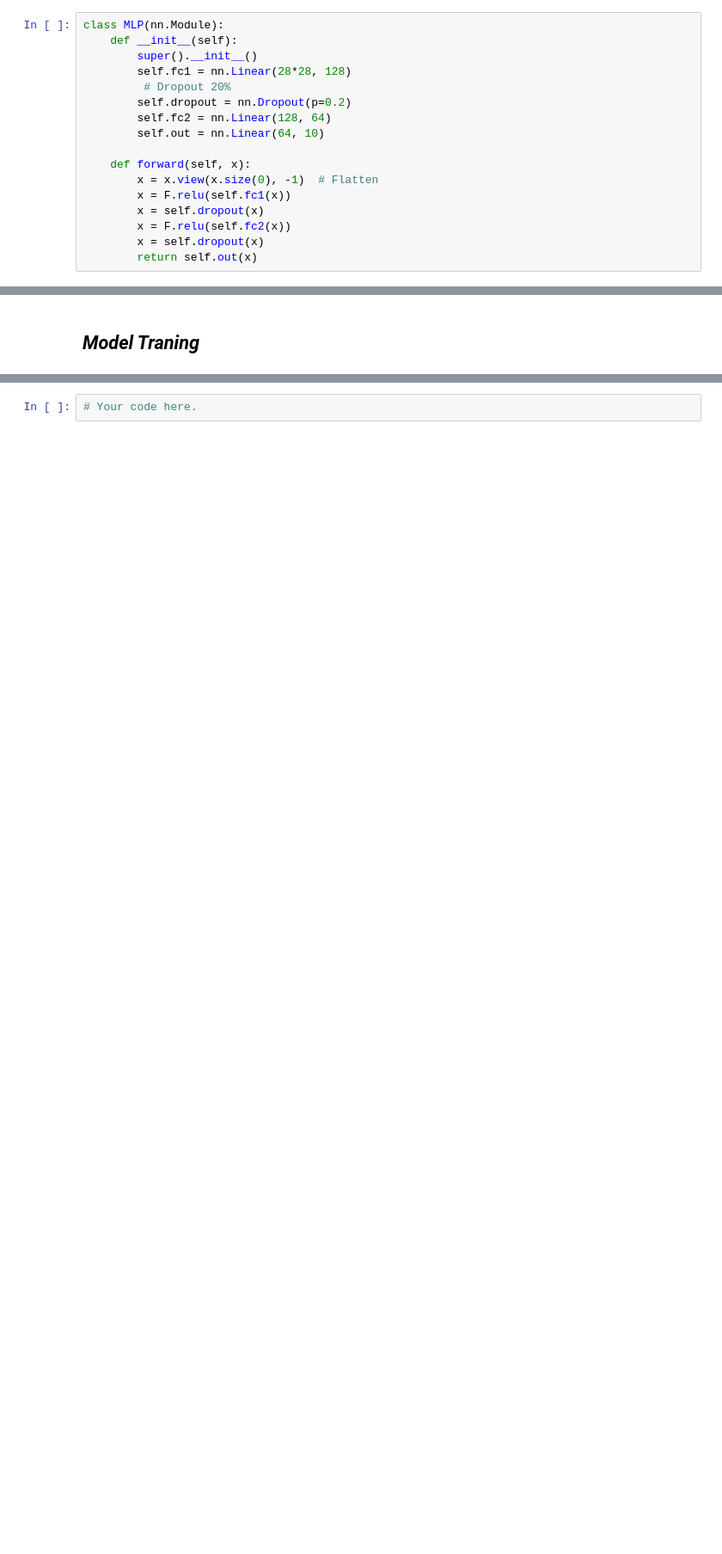
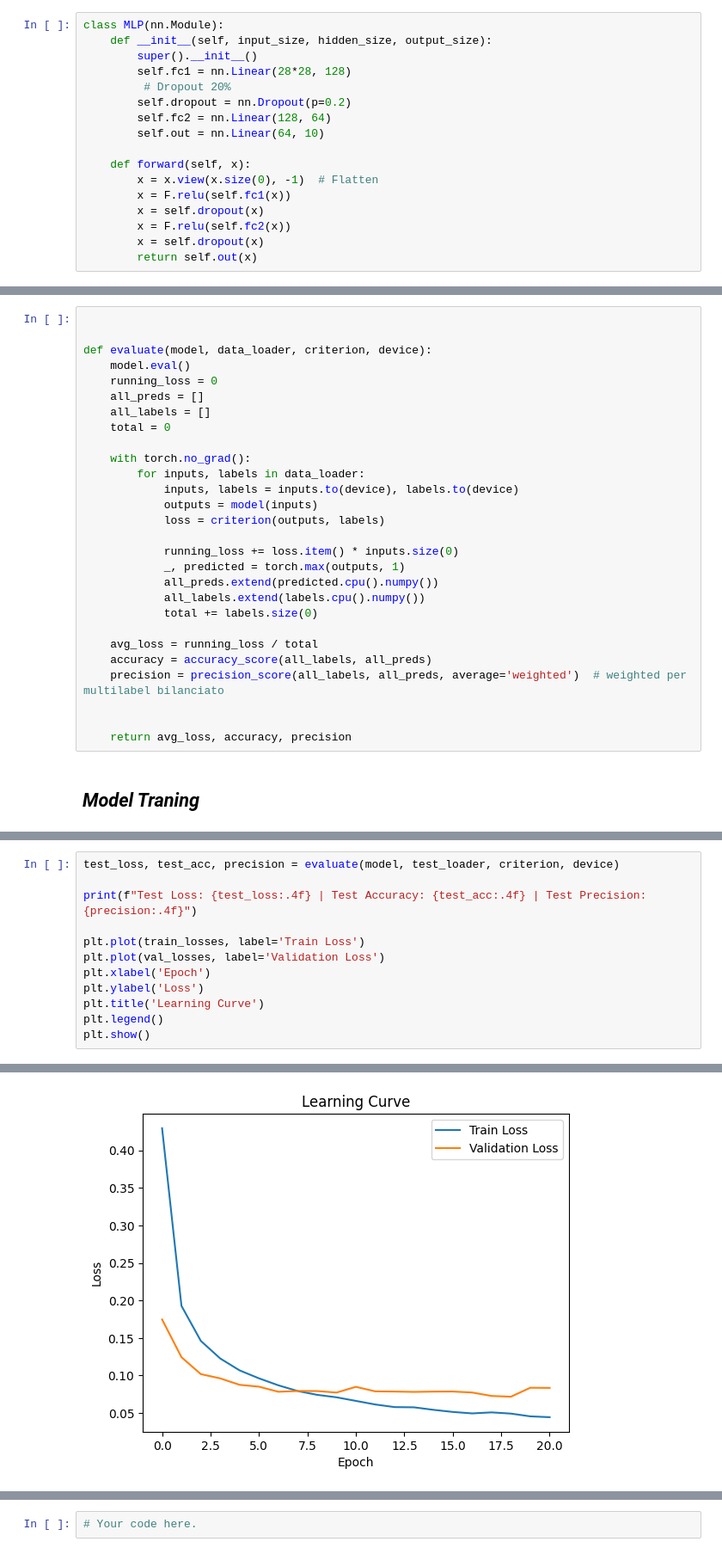
Before and after one commit to emile-kophi/AML_Labs, a Jupyter notebook: Exercise/Lab1_CNN.ipynb, the cells around one changed output, grey strips where cells are left out. Shown: that part at 86% size. Drawn from its saved outputs; the diff is of its cells as text; blank space fills up the shorter version.

```diff
--- a/Exercise/Lab1_CNN.ipynb
+++ b/Exercise/Lab1_CNN.ipynb
@@ -73,7 +73,7 @@ Implement a *simple* Multilayer Perceptron to classify the 10 digits of MNIST (e
 ###  **Model architecure**
 # %%
 class MLP(nn.Module):
-    def __init__(self):
+    def __init__(self, input_size, hidden_size, output_size):
         super().__init__()
         self.fc1 = nn.Linear(28*28, 128)
          # Dropout 20%
@@ -190,3 +235,31 @@ def evaluate(model, dataloader, criterion):
+# %%
+
+
+def evaluate(model, data_loader, criterion, device):
+    model.eval()
+    running_loss = 0
+    all_preds = []
+    all_labels = []
+    total = 0
+
+    with torch.no_grad():
+        for inputs, labels in data_loader:
+            inputs, labels = inputs.to(device), labels.to(device)
+            outputs = model(inputs)
+            loss = criterion(outputs, labels)
+
+            running_loss += loss.item() * inputs.size(0)
+            _, predicted = torch.max(outputs, 1)
+            all_preds.extend(predicted.cpu().numpy())
+            all_labels.extend(labels.cpu().numpy())
+            total += labels.size(0)
+
+    avg_loss = running_loss / total
+    accuracy = accuracy_score(all_labels, all_preds)
+    precision = precision_score(all_labels, all_preds, average='weighted')  # weighted per multilabel bilanciato
+
+
+    return avg_loss, accuracy, precision
 # %% [markdown]
 ## ***Model Traning***
 # %%
@@ -299,0 +298,13 @@ Test Loss: 0.0824 | Test Accuracy: 0.9801
+# %%
+test_loss, test_acc, precision = evaluate(model, test_loader, criterion, device)
+
+print(f"Test Loss: {test_loss:.4f} | Test Accuracy: {test_acc:.4f} | Test Precision: {precision:.4f}")
+
+plt.plot(train_losses, label='Train Loss')
+plt.plot(val_losses, label='Validation Loss')
+plt.xlabel('Epoch')
+plt.ylabel('Loss')
+plt.title('Learning Curve')
+plt.legend()
+plt.show()
+# %% [output]
@@ -300 +312,2 @@ Test Loss: 0.0824 | Test Accuracy: 0.9801
+[figure, added]
 # %% [markdown]
```
Also changed, not shown: parts of 17 cells of this notebook, 25 other files.
